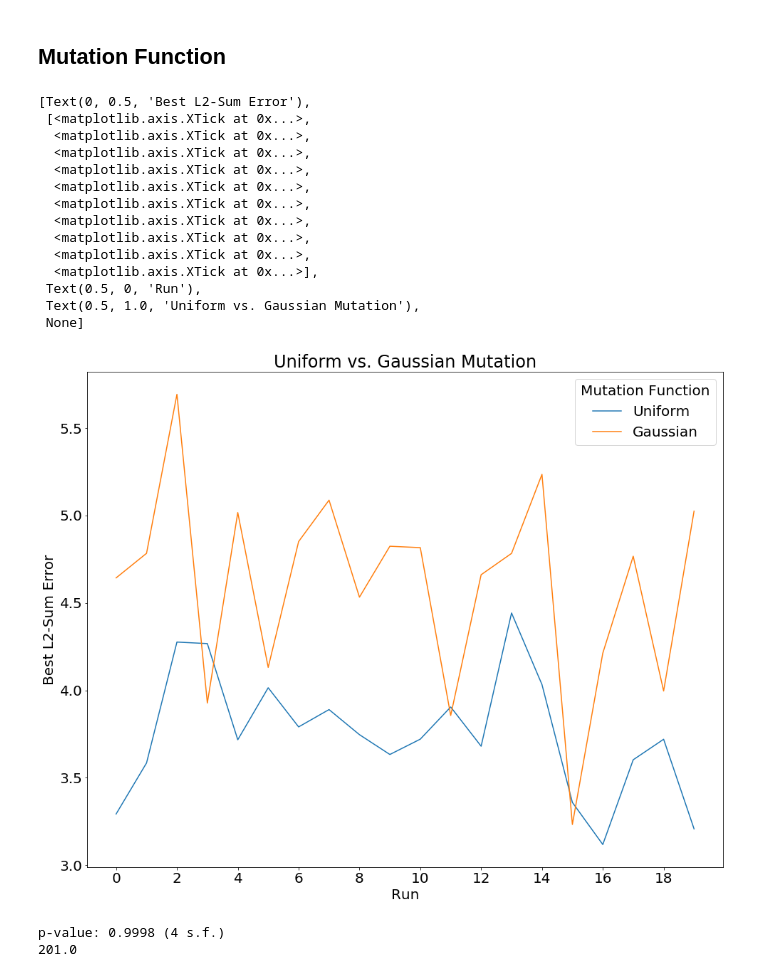
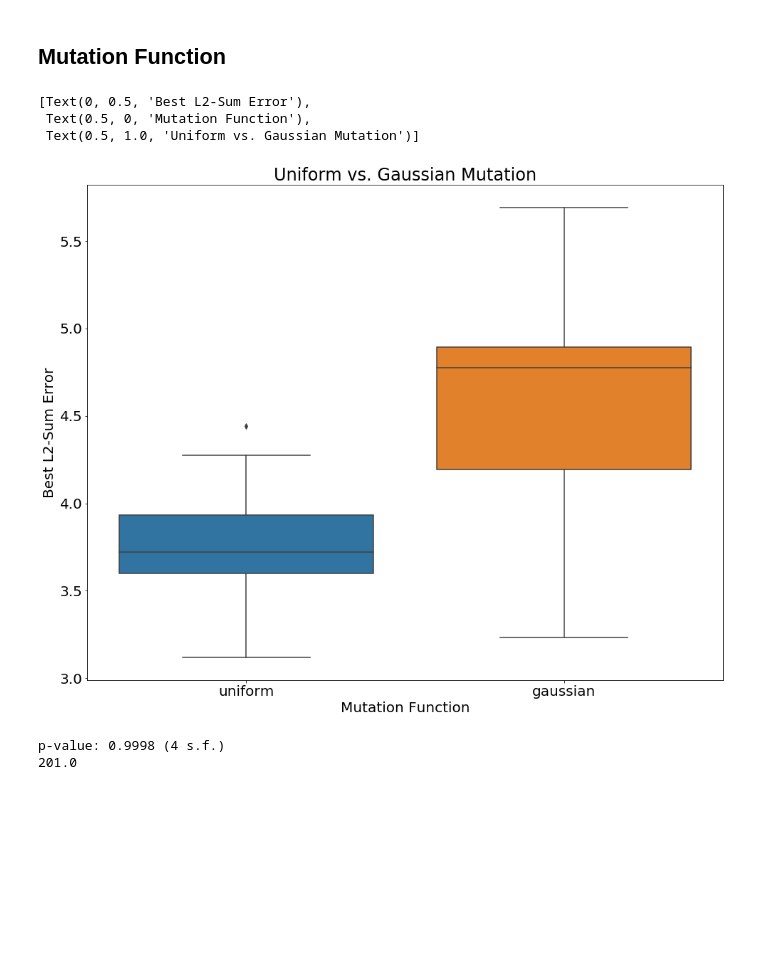
Before and after one commit to SamChatfield/final-year-project, a Jupyter notebook: experiment_results.ipynb, the cells around one changed output. Cells and saved outputs as stored; diff of their text form; code cells hidden in the pictures; blank space fills up the shorter version.

Commit message:
Mutation function changed to boxplots and image exported.

```diff
--- a/experiment_results.ipynb
+++ b/experiment_results.ipynb
@@ -126,31 +126,18 @@ data = pd.DataFrame(data)
 # %%
 title = f"Uniform vs. Gaussian Mutation"
 
 plt.figure(figsize=(16, 12.8))
-ax = sns.lineplot(
-    x="run",
+ax = sns.boxplot(
+    x="mut_fn",
     y="best_l2",
-    hue="mut_fn",
     data=data
 )
-ax.legend(["Uniform", "Gaussian"], title="Mutation Function")
-ax.set(title=title, xlabel="Run", xticks=list(range(0, 20, 2)), ylabel="Best L2-Sum Error", label="test")
+ax.set(title=title, xlabel="Mutation Function",  ylabel="Best L2-Sum Error")
 # %% [output]
 [Text(0, 0.5, 'Best L2-Sum Error'),
- [<matplotlib.axis.XTick at 0x...>,
-  <matplotlib.axis.XTick at 0x...>,
-  <matplotlib.axis.XTick at 0x...>,
-  <matplotlib.axis.XTick at 0x...>,
-  <matplotlib.axis.XTick at 0x...>,
-  <matplotlib.axis.XTick at 0x...>,
-  <matplotlib.axis.XTick at 0x...>,
-  <matplotlib.axis.XTick at 0x...>,
-  <matplotlib.axis.XTick at 0x...>,
-  <matplotlib.axis.XTick at 0x...>],
- Text(0.5, 0, 'Run'),
- Text(0.5, 1.0, 'Uniform vs. Gaussian Mutation'),
- None]
+ Text(0.5, 0, 'Mutation Function'),
+ Text(0.5, 1.0, 'Uniform vs. Gaussian Mutation')]
-[figure, old version]
+[figure, new version]
 # %%
 # P Value of Best L2-Sum for Uniform vs. Gaussian mutation
 # Hypothesis: That Gaussian mutation is better than uniform mutation
```
Also changed, not shown: 1 other file.
